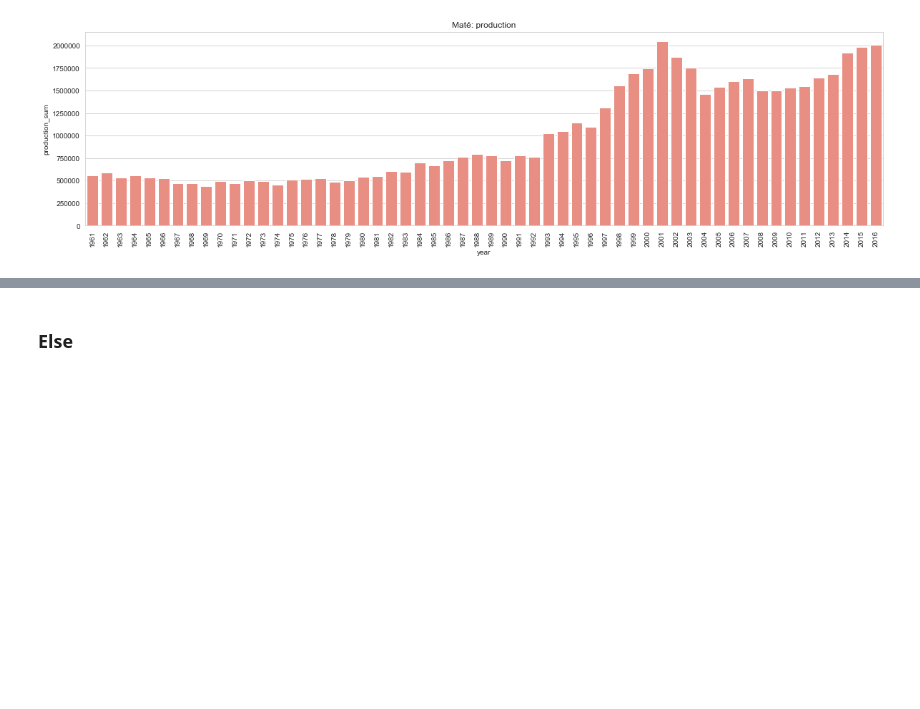
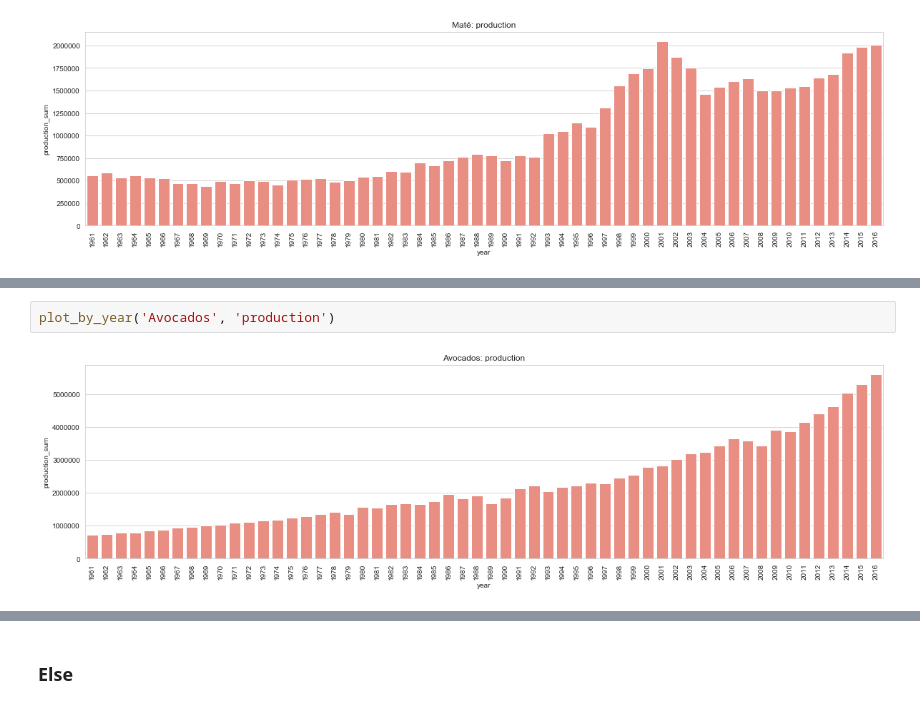
Before and after one commit to dsalathe/jurassic-spark, a Jupyter notebook: justine-story.ipynb, the cells around one changed output, grey strips where cells are left out. Saved outputs shown, nothing was run; the diff lists cells and outputs as text; blank space fills up the shorter version.

```diff
--- a/justine-story.ipynb
+++ b/justine-story.ipynb
@@ -488,0 +533,4 @@ plot_by_year('Maté', 'production')
+# %%
+plot_by_year('Avocados', 'production')
+# %% [output]
+[figure, added]
```
Also changed, not shown: parts of 24 cells of this notebook.
